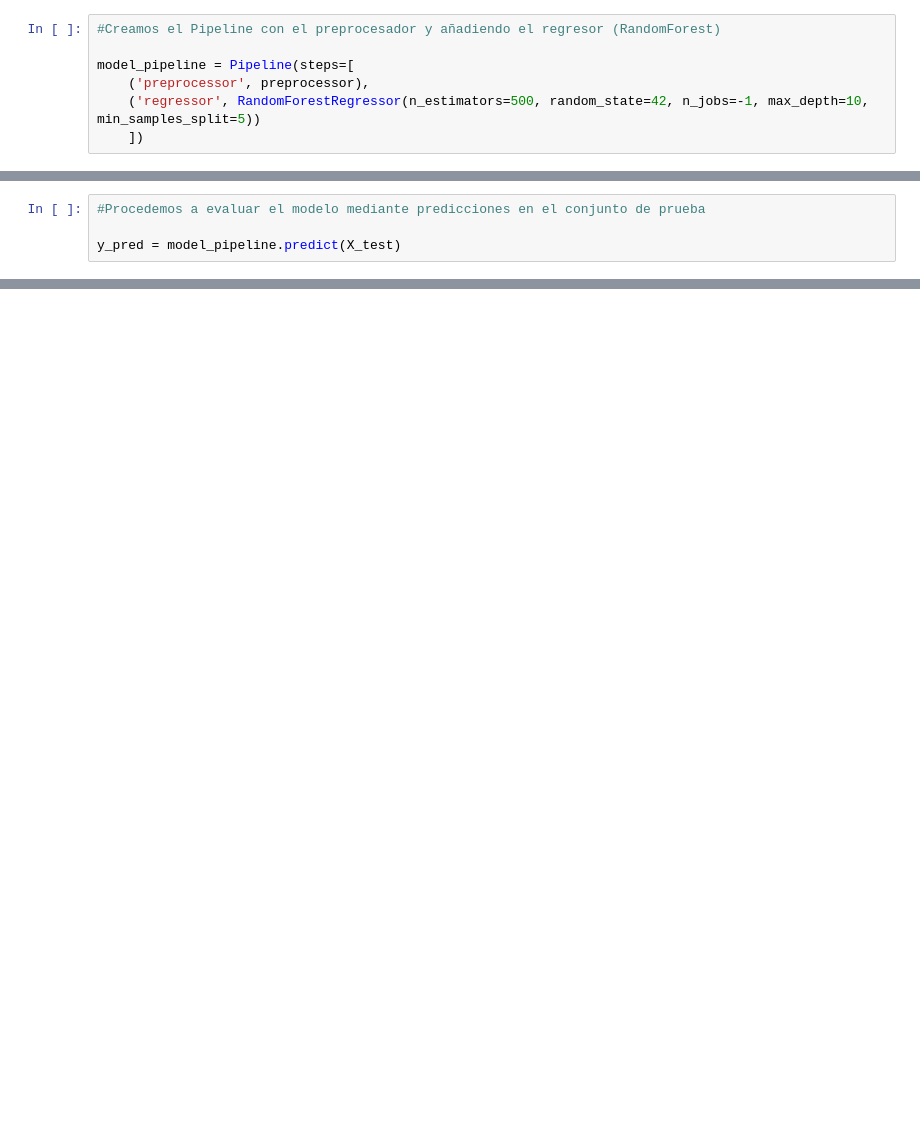
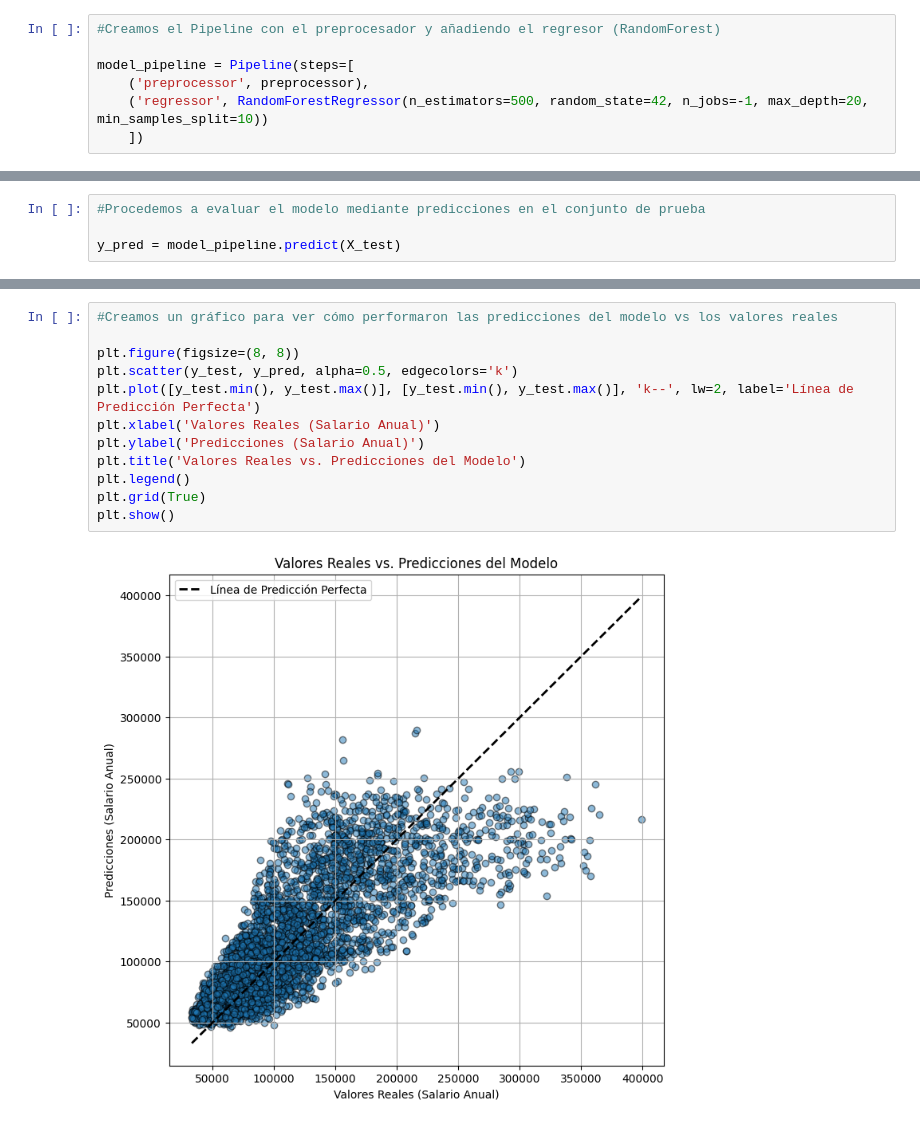
Before and after one commit to EzeRivero/DataScienceCoder, a Jupyter notebook: ProyectoDSParteIIIRivero.ipynb, the cells around one changed output, grey strips where cells are left out. Saved outputs shown, nothing was run; the diff lists cells and outputs as text; blank space fills up the shorter version.

```diff
--- a/ProyectoDSParteIIIRivero.ipynb
+++ b/ProyectoDSParteIIIRivero.ipynb
@@ -295,7 +297,7 @@ Tamaño del conjunto de prueba (y_test): (3750,)
 
 model_pipeline = Pipeline(steps=[
     ('preprocessor', preprocessor),
-    ('regressor', RandomForestRegressor(n_estimators=500, random_state=42, n_jobs=-1, max_depth=10, min_samples_split=5))
+    ('regressor', RandomForestRegressor(n_estimators=500, random_state=42, n_jobs=-1, max_depth=20, min_samples_split=10))
     ])
 # %%
 #Entrenamos el pipeline completo
@@ -349,0 +352,14 @@ Interpretación:
+# %%
+#Creamos un gráfico para ver cómo performaron las predicciones del modelo vs los valores reales
+
+plt.figure(figsize=(8, 8))
+plt.scatter(y_test, y_pred, alpha=0.5, edgecolors='k')
+plt.plot([y_test.min(), y_test.max()], [y_test.min(), y_test.max()], 'k--', lw=2, label='Línea de Predicción Perfecta')
+plt.xlabel('Valores Reales (Salario Anual)')
+plt.ylabel('Predicciones (Salario Anual)')
+plt.title('Valores Reales vs. Predicciones del Modelo')
+plt.legend()
+plt.grid(True)
+plt.show()
+# %% [output]
+[figure, added]
```
Also changed, not shown: parts of 10 cells of this notebook.
